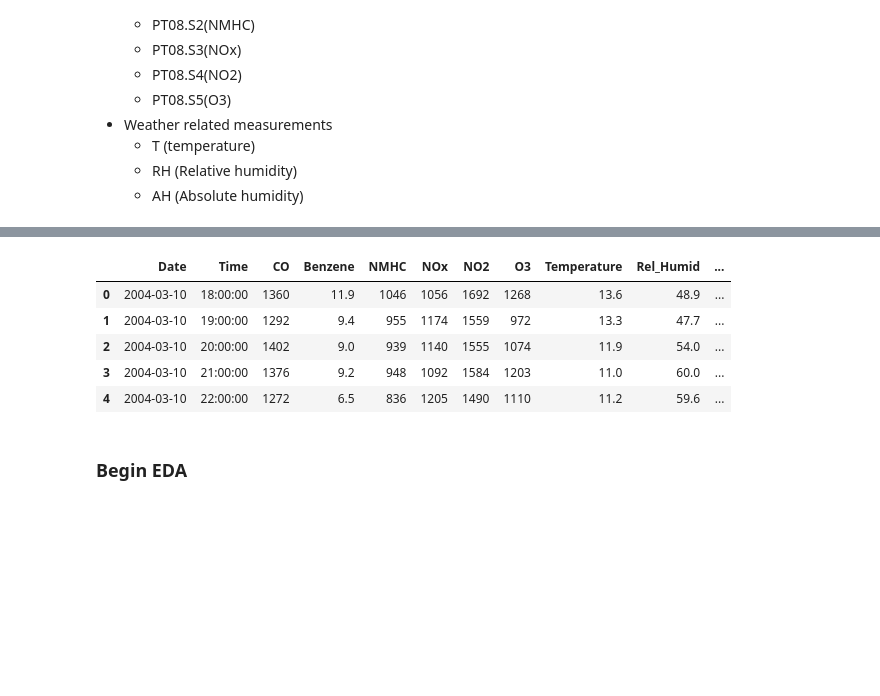
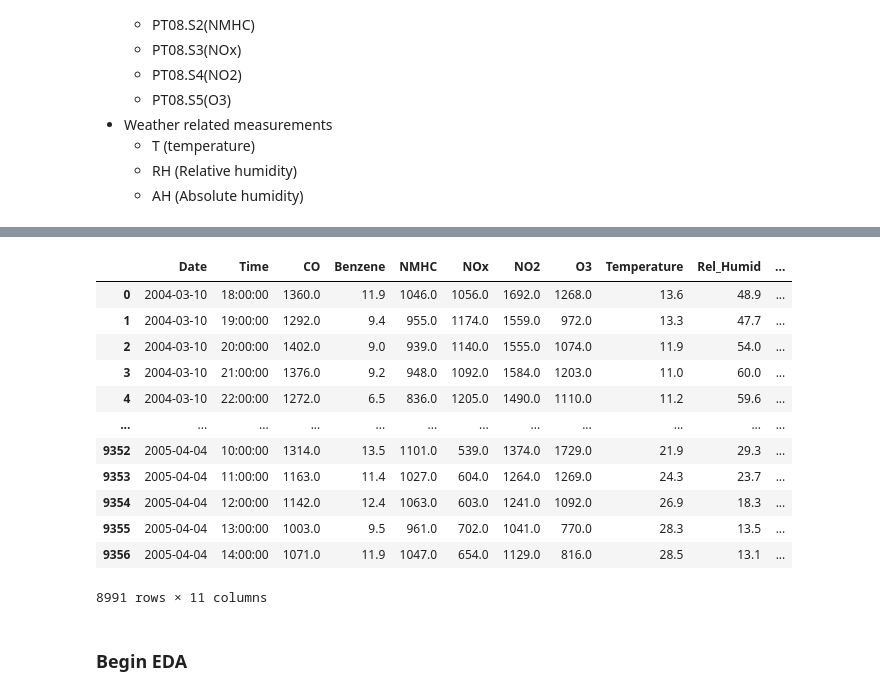
Before and after one commit to plindma/ST-554-Project1, a Jupyter notebook: ST554Project1Task2_Loring.ipynb, the cells around one changed output, grey strips where cells are left out. Cells and saved outputs as stored; diff of their text form; code cells hidden in the pictures; blank space fills up the shorter version.

```diff
--- a/ST554Project1Task2_Loring.ipynb
+++ b/ST554Project1Task2_Loring.ipynb
@@ -61,27 +73,42 @@ Our goal is to investigate relationships between the sensor and weather variable
 # %%
+# drop unnecessary columns and rename kept ones
 air_qual_sub = X.drop(columns=["CO(GT)", "NMHC(GT)", "NOx(GT)", "NO2(GT)"]) \
                 .rename(columns={"C6H6(GT)": "Benzene",
                                  "PT08.S1(CO)": "CO",
                                  "PT08.S2(NMHC)": "NMHC",
                                  "PT08.S3(NOx)": "NOx",
                                  "PT08.S4(NO2)": "NO2",
                                  "PT08.S5(O3)": "O3",
                                  "T": "Temperature",
                                  "RH": "Rel_Humid",
                                  "AH": "Abs_Humid"})
 
+# numeric columns with default missing value of -200
+cols_miss_val = ['CO', 'Benzene', 'NMHC', 'NOx', 'NO2', 'O3', 'Temperature', 'Rel_Humid', 'Abs_Humid']
+
+# convert to actual NaN and remove rows with any NaN values
+air_qual_sub[cols_miss_val] = air_qual_sub[cols_miss_val].replace(-200, np.nan)
+air_qual_sub = air_qual_sub.dropna()
+
 # recode Date and Time as actual date/time variables (not strings), and sort in nested ascending order
 air_qual_sub["Date"] = pd.to_datetime(air_qual_sub["Date"], format="%m/%d/%Y")
 air_qual_sub["Time"] = pd.to_datetime(air_qual_sub["Time"], format="%H:%M:%S").dt.time
 air_qual_sub = air_qual_sub.sort_values(by=["Date", "Time"])
-air_qual_sub.head()
+air_qual_sub
 # %% [output]
 |  | Date | Time | CO | Benzene | NMHC | NOx | NO2 | O3 | Temperature | Rel_Humid | ... |
-| 0 | 2004-03-10 | 18:00:00 | 1360 | 11.9 | 1046 | 1056 | 1692 | 1268 | 13.6 | 48.9 | ... |
-| 1 | 2004-03-10 | 19:00:00 | 1292 | 9.4 | 955 | 1174 | 1559 | 972 | 13.3 | 47.7 | ... |
-| 2 | 2004-03-10 | 20:00:00 | 1402 | 9.0 | 939 | 1140 | 1555 | 1074 | 11.9 | 54.0 | ... |
-| 3 | 2004-03-10 | 21:00:00 | 1376 | 9.2 | 948 | 1092 | 1584 | 1203 | 11.0 | 60.0 | ... |
-| 4 | 2004-03-10 | 22:00:00 | 1272 | 6.5 | 836 | 1205 | 1490 | 1110 | 11.2 | 59.6 | ... |
+| 0 | 2004-03-10 | 18:00:00 | 1360.0 | 11.9 | 1046.0 | 1056.0 | 1692.0 | 1268.0 | 13.6 | 48.9 | ... |
+| 1 | 2004-03-10 | 19:00:00 | 1292.0 | 9.4 | 955.0 | 1174.0 | 1559.0 | 972.0 | 13.3 | 47.7 | ... |
+| 2 | 2004-03-10 | 20:00:00 | 1402.0 | 9.0 | 939.0 | 1140.0 | 1555.0 | 1074.0 | 11.9 | 54.0 | ... |
+| 3 | 2004-03-10 | 21:00:00 | 1376.0 | 9.2 | 948.0 | 1092.0 | 1584.0 | 1203.0 | 11.0 | 60.0 | ... |
+| 4 | 2004-03-10 | 22:00:00 | 1272.0 | 6.5 | 836.0 | 1205.0 | 1490.0 | 1110.0 | 11.2 | 59.6 | ... |
+| ... | ... | ... | ... | ... | ... | ... | ... | ... | ... | ... | ... |
+| 9352 | 2005-04-04 | 10:00:00 | 1314.0 | 13.5 | 1101.0 | 539.0 | 1374.0 | 1729.0 | 21.9 | 29.3 | ... |
+| 9353 | 2005-04-04 | 11:00:00 | 1163.0 | 11.4 | 1027.0 | 604.0 | 1264.0 | 1269.0 | 24.3 | 23.7 | ... |
+| 9354 | 2005-04-04 | 12:00:00 | 1142.0 | 12.4 | 1063.0 | 603.0 | 1241.0 | 1092.0 | 26.9 | 18.3 | ... |
+| 9355 | 2005-04-04 | 13:00:00 | 1003.0 | 9.5 | 961.0 | 702.0 | 1041.0 | 770.0 | 28.3 | 13.5 | ... |
+| 9356 | 2005-04-04 | 14:00:00 | 1071.0 | 11.9 | 1047.0 | 654.0 | 1129.0 | 816.0 | 28.5 | 13.1 | ... |
+8991 rows × 11 columns
 # %% [markdown]
 ### **Begin EDA**
 # %% [markdown]
```
Also changed, not shown: parts of 26 cells of this notebook.
